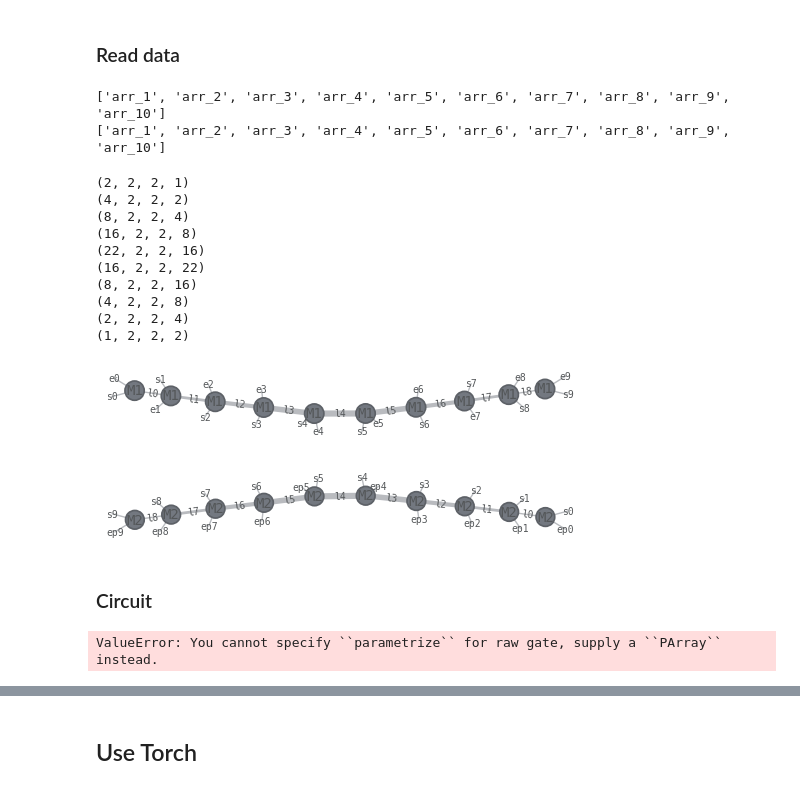
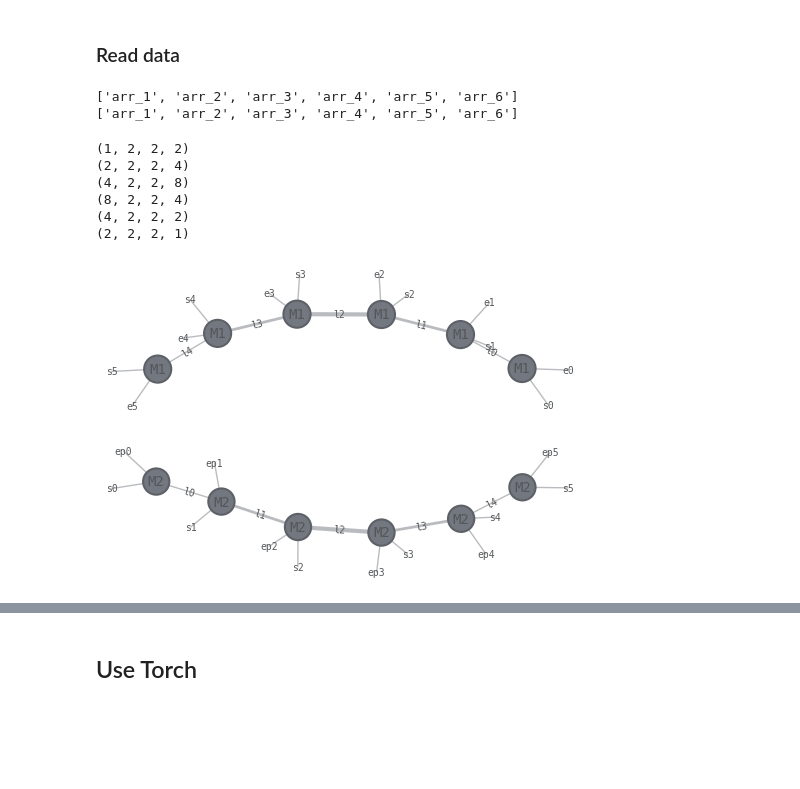
Before and after one commit to yijian-physics/MPDO-fidelity, a Jupyter notebook: quimb_op.ipynb, the cells around one changed output, grey strips where cells are left out. Cells and saved outputs as stored; diff of their text form; code cells hidden in the pictures; blank space fills up the shorter version.

```diff
--- a/quimb_op.ipynb
+++ b/quimb_op.ipynb
@@ -28,25 +28,21 @@ def read_data(data_name):
 
     return data
 # %%
-M1 = read_data("M1_a2")
-M2 = read_data("M2_a2")
+M1 = read_data("M1_a2_N6")
+M2 = read_data("M2_a2_N6")
 # %% [output]
-['arr_1', 'arr_2', 'arr_3', 'arr_4', 'arr_5', 'arr_6', 'arr_7', 'arr_8', 'arr_9', 'arr_10']
-['arr_1', 'arr_2', 'arr_3', 'arr_4', 'arr_5', 'arr_6', 'arr_7', 'arr_8', 'arr_9', 'arr_10']
+['arr_1', 'arr_2', 'arr_3', 'arr_4', 'arr_5', 'arr_6']
+['arr_1', 'arr_2', 'arr_3', 'arr_4', 'arr_5', 'arr_6']
 # %%
 for i in range(len(M1)):
     print(M1[i].shape)
 # %% [output]
+(1, 2, 2, 2)
+(2, 2, 2, 4)
+(4, 2, 2, 8)
+(8, 2, 2, 4)
+(4, 2, 2, 2)
 (2, 2, 2, 1)
-(4, 2, 2, 2)
-(8, 2, 2, 4)
-(16, 2, 2, 8)
-(22, 2, 2, 16)
-(16, 2, 2, 22)
-(8, 2, 2, 16)
-(4, 2, 2, 8)
-(2, 2, 2, 4)
-(1, 2, 2, 2)
 # %%
 def array_to_lpdo(M1, tags):
     # convert input list of arrays to LPDO
@@ -71,19 +67,17 @@ def array_to_lpdo(M1, tags):
 
     return lpdo_1
 # %%
-n = 10
+n = len(M1)
 tags = ('M1',)
 lpdo_1 = array_to_lpdo(M1, tags)
 lpdo_1.draw(show_inds='all')
 
 tags = ('M2',)
 lpdo_2 = array_to_lpdo(M2, tags)
 lpdo_2 = lpdo_2.H
 for i in range (n):
     lpdo_2 = lpdo_2.reindex({f'e{i}':f'ep{i}'})
 lpdo_2.draw(show_inds='all')
 # %% [output]
-[figure, old version]
+[figure, new version]
-[figure, old version]
+[figure, new version]
-# %% [markdown]
-### Circuit
@@ -117,8 +83,0 @@ def ansatz_circuit(n, depth, **kwargs):
-# %%
-n = 10
-depth = 2
-
-circ = ansatz_circuit(n, depth)
-circ
-# %% [output]
-ValueError: You cannot specify ``parametrize`` for raw gate, supply a ``PArray`` instead.
```
Also changed, not shown: parts of 14 cells of this notebook.
